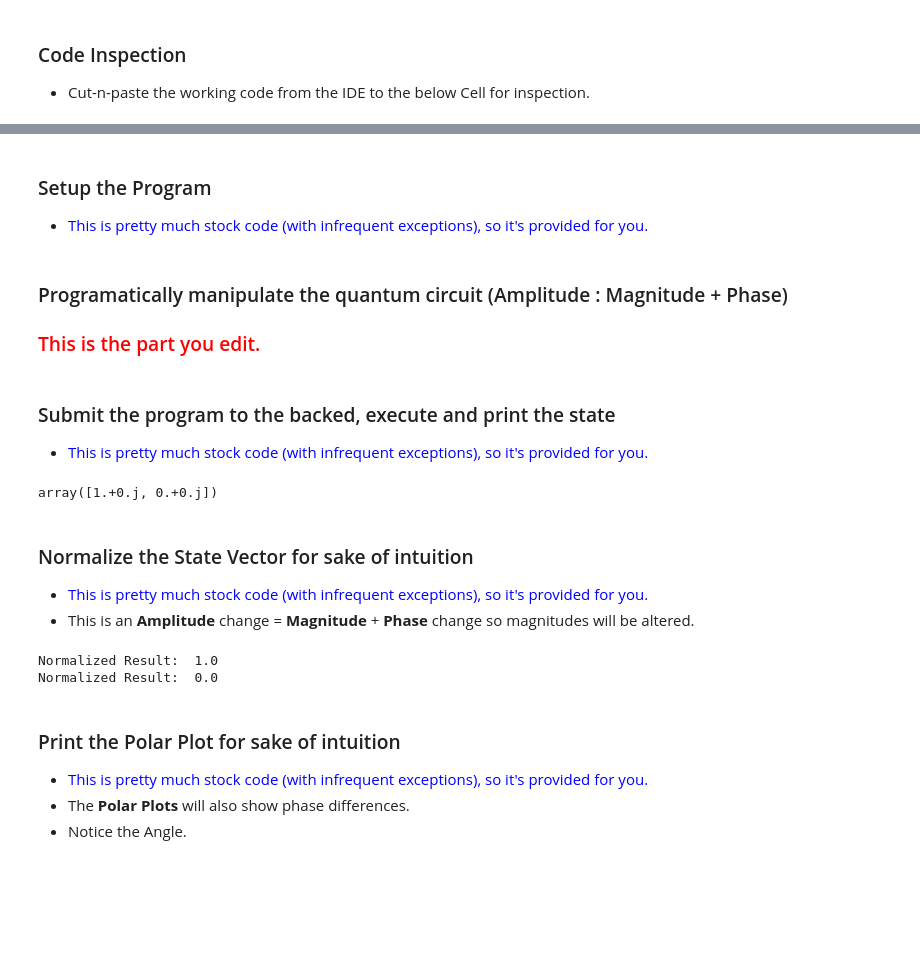
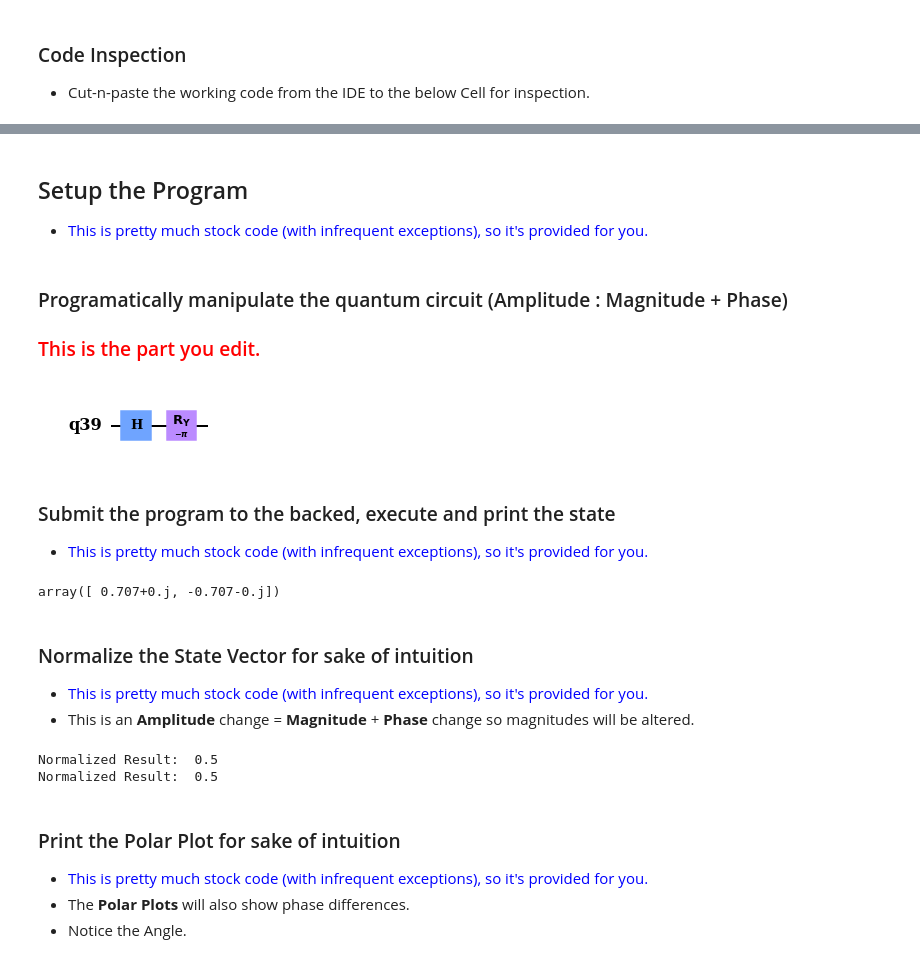
Before and after one commit to myidanurag/Quantum-Computing, a Jupyter notebook: MOD2/Qubit - Bloch Sphere.ipynb, the cells around one changed output, grey strips where cells are left out. Cells and saved outputs as stored; diff of their text form; code cells hidden in the pictures; blank space fills up the shorter version.

```diff
--- a/MOD2/Qubit - Bloch Sphere.ipynb
+++ b/MOD2/Qubit - Bloch Sphere.ipynb
@@ -2558,7 +2609,7 @@ IFrame(src='https://oreilly-qc.github.io', width=900, height=600)
 
 ![HW-QCEngineAmplitudePbm](img/HW-QCEngineAmplitudePbm.png "HW-QCEngineAmplitudePbm")
 # %% [markdown]
-### Setup the Program
+## Setup the Program
 - <font color="blue">This is pretty much stock code (with infrequent exceptions), so it's provided for you.</font>
 # %%
 # Import Qiskit, and
@@ -2609,15 +2660,18 @@ def plot_polar(state_vector):
 # %%
 ## Place the circuit in super position and execute a 180dg phase change gate on it.
 
 
 ### YOUR CODE BEGINS HERE:
-
+qcirc.h(0);
+qcirc.ry(-np.pi,0);
 
 ### YOUR CODE ENDS HERE.
 
 
 # Draw the circuit
 qcirc.draw(output='mpl')
+# %% [output]
+[figure, added]
 # %% [markdown]
 ### Submit the program to the backed, execute and print the state
 - <font color="blue">This is pretty much stock code (with infrequent exceptions), so it's provided for you.</font>
@@ -2634,7 +2688,7 @@ quantum_state = result_sim.get_statevector(qcirc, decimals=3)
 # Output the quantum state vector (Amplitude of zero and one state respectively)
 quantum_state
 # %% [output]
-array([1.+0.j, 0.+0.j])
+array([ 0.707+0.j, -0.707-0.j])
 # %% [markdown]
 ### Normalize the State Vector for sake of intuition
 - <font color="blue">This is pretty much stock code (with infrequent exceptions), so it's provided for you.</font>
@@ -2644,8 +2698,8 @@ array([1.+0.j, 0.+0.j])
 #
 normalize_state_Vector(quantum_state)
 # %% [output]
-Normalized Result:  1.0
-Normalized Result:  0.0
+Normalized Result:  0.5
+Normalized Result:  0.5
 # %% [markdown]
 ### Print the Polar Plot for sake of intuition
 - <font color="blue">This is pretty much stock code (with infrequent exceptions), so it's provided for you.</font>
```
Also changed, not shown: parts of 13 cells of this notebook.
